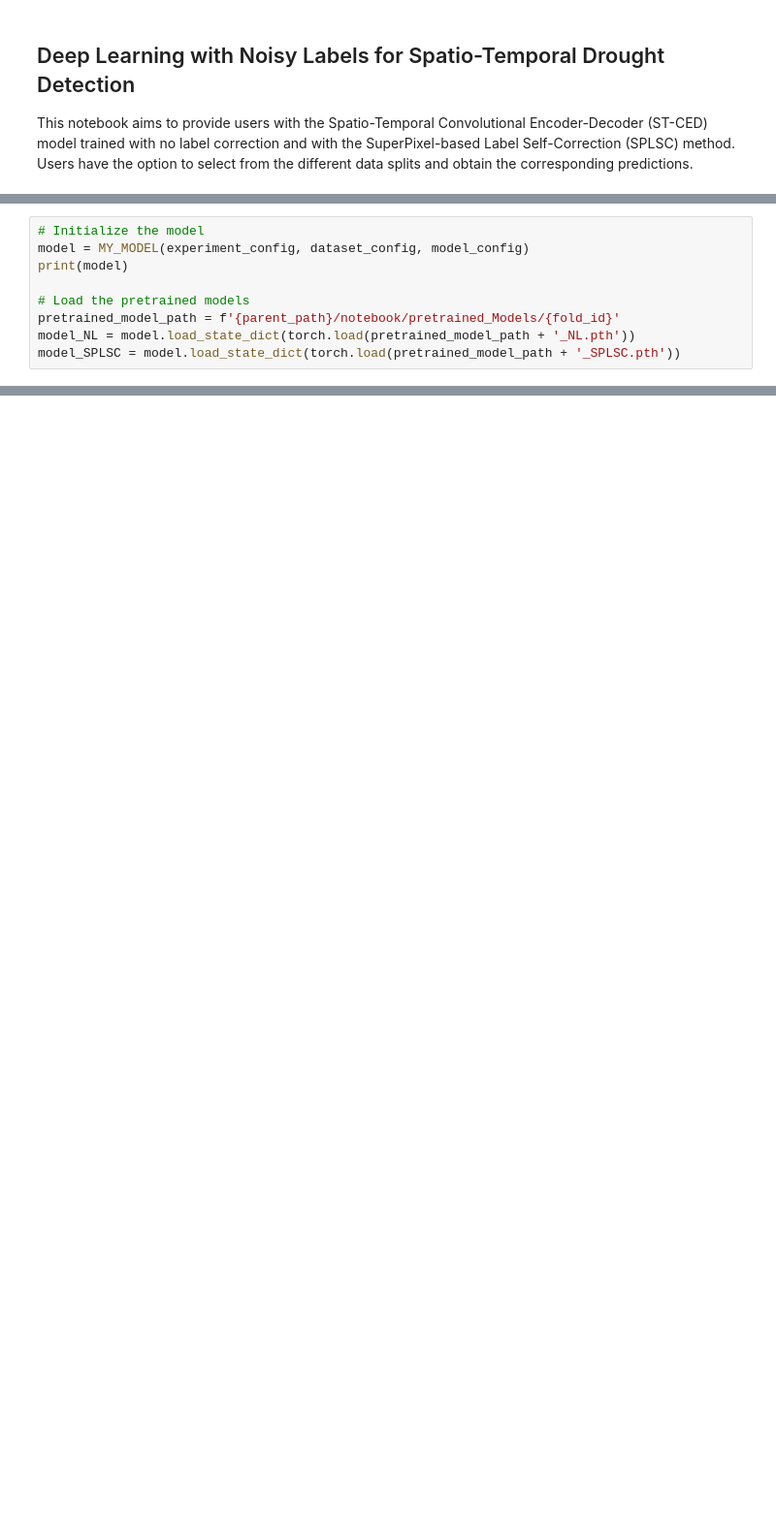
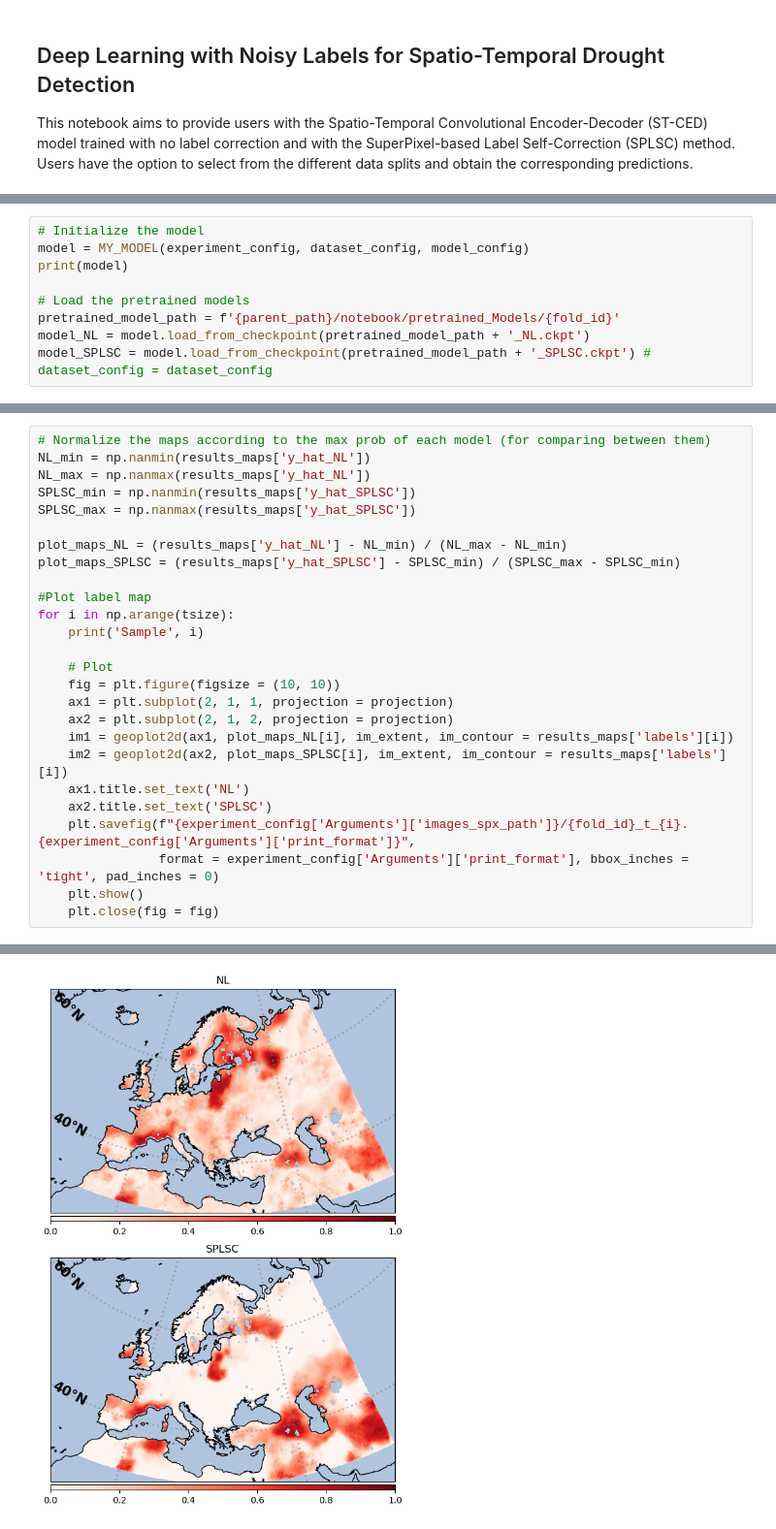
Before and after one commit to jorcora/STCEDroughts, a Jupyter notebook: notebook/Inference_Models_STCEDroughts.ipynb, the cells around one changed output, grey strips where cells are left out. Shown at 97% size. Drawn from its saved outputs; the diff is of its cells as text; blank space fills up the shorter version.

```diff
--- a/notebook/Inference_Models_STCEDroughts.ipynb
+++ b/notebook/Inference_Models_STCEDroughts.ipynb
@@ -107,6 +119,6 @@ print(model)
 
 # Load the pretrained models
 pretrained_model_path = f'{parent_path}/notebook/pretrained_Models/{fold_id}'
-model_NL = model.load_state_dict(torch.load(pretrained_model_path + '_NL.pth'))
-model_SPLSC = model.load_state_dict(torch.load(pretrained_model_path + '_SPLSC.pth'))
+model_NL = model.load_from_checkpoint(pretrained_model_path + '_NL.ckpt')
+model_SPLSC = model.load_from_checkpoint(pretrained_model_path + '_SPLSC.ckpt') # dataset_config = dataset_config
 # %% [output]
@@ -219,0 +212,27 @@ for i in np.arange(tsize):
+# %%
+# Normalize the maps according to the max prob of each model (for comparing between them)
+NL_min = np.nanmin(results_maps['y_hat_NL'])
+NL_max = np.nanmax(results_maps['y_hat_NL'])
+SPLSC_min = np.nanmin(results_maps['y_hat_SPLSC'])
+SPLSC_max = np.nanmax(results_maps['y_hat_SPLSC'])
+
+plot_maps_NL = (results_maps['y_hat_NL'] - NL_min) / (NL_max - NL_min)
+plot_maps_SPLSC = (results_maps['y_hat_SPLSC'] - SPLSC_min) / (SPLSC_max - SPLSC_min)
+
+#Plot label map
+for i in np.arange(tsize):
+    print('Sample', i)
+
+    # Plot
+    fig = plt.figure(figsize = (10, 10))
+    ax1 = plt.subplot(2, 1, 1, projection = projection)
+    ax2 = plt.subplot(2, 1, 2, projection = projection)
+    im1 = geoplot2d(ax1, plot_maps_NL[i], im_extent, im_contour = results_maps['labels'][i])
+    im2 = geoplot2d(ax2, plot_maps_SPLSC[i], im_extent, im_contour = results_maps['labels'][i])
+    ax1.title.set_text('NL')
+    ax2.title.set_text('SPLSC')
+    plt.savefig(f"{experiment_config['Arguments']['images_spx_path']}/{fold_id}_t_{i}.{experiment_config['Arguments']['print_format']}",
+                format = experiment_config['Arguments']['print_format'], bbox_inches = 'tight', pad_inches = 0)
+    plt.show()
+    plt.close(fig = fig)
+# %% [output]
@@ -219,0 +240 @@ for i in np.arange(tsize):
+[figure, added]
```
Also changed, not shown: parts of 11 cells of this notebook, 8 other files.
